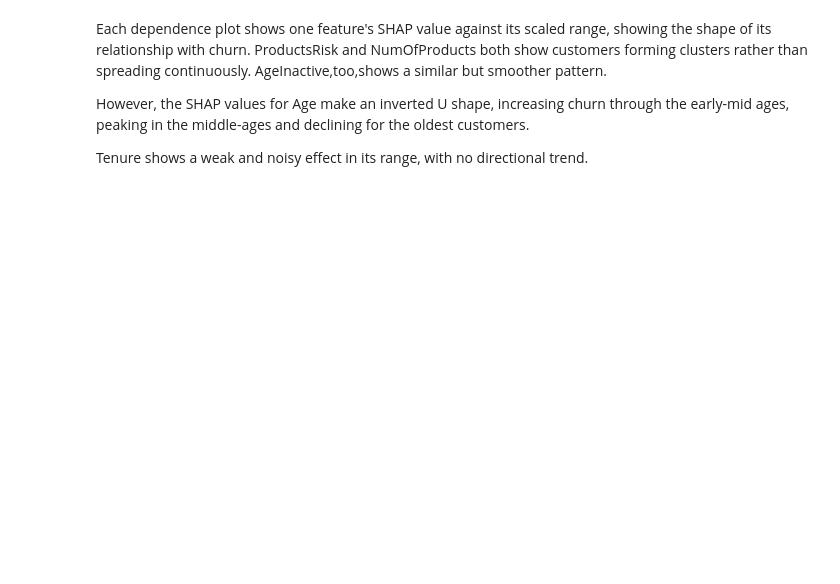
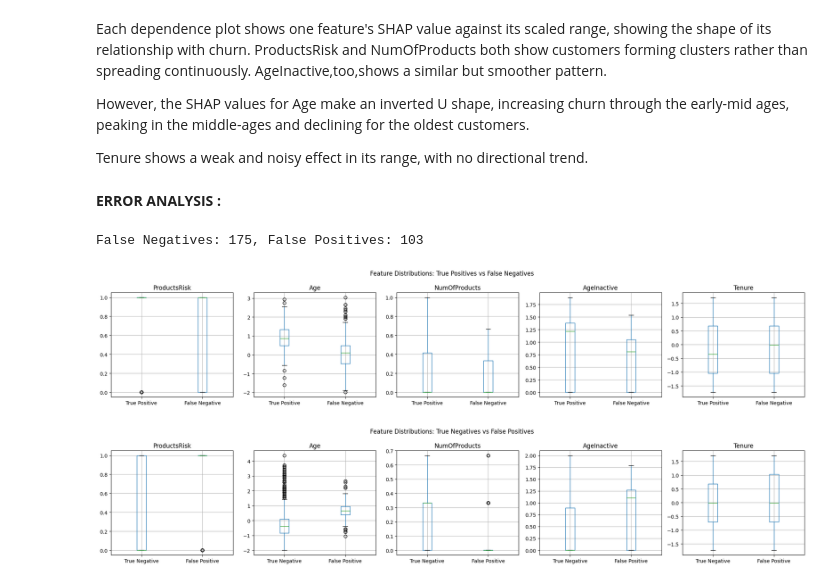
Before and after one commit to ananyapatankar/bank-customer-churn-prediction, a Jupyter notebook: notebooks/05_model_interpretation.ipynb, the cells around one changed output. Saved outputs shown, nothing was run; the diff lists cells and outputs as text; code cells hidden in the pictures; blank space fills up the shorter version.

Commit message:
Add error analysis

```diff
--- a/notebooks/05_model_interpretation.ipynb
+++ b/notebooks/05_model_interpretation.ipynb
@@ -81,3 +81,57 @@ Each dependence plot shows one feature's SHAP value against its scaled range, sh
 However, the SHAP values for Age make an inverted U shape, increasing churn through the early-mid ages, peaking in the middle-ages and declining for the oldest customers.
 
 Tenure shows a weak and noisy effect in its range, with no directional trend.
+# %% [markdown]
+**ERROR ANALYSIS :**
+# %%
+#derive predictions and probabilities on test set
+y_pred = lgbm_model.predict(X_test)
+y_proba = lgbm_model.predict_proba(X_test)[:, 1]
+
+results = pd.DataFrame({'y_true': y_test.reset_index(drop=True),
+                        'y_pred': y_pred,
+                        'y_proba': y_proba
+                        })
+# %%
+#identify false negatives and false positives
+fn_mask = (results.y_true == 1) & (results.y_pred == 0)
+fp_mask = (results.y_true == 0) & (results.y_pred == 1)
+tp_mask = (results.y_true == 1) & (results.y_pred == 1)
+tn_mask = (results.y_true == 0) & (results.y_pred == 0)
+
+X_test_reset = X_test.reset_index(drop=True)
+
+print(f"False Negatives: {fn_mask.sum()}, False Positives: {fp_mask.sum()}")
+# %% [output]
+False Negatives: 175, False Positives: 103
+# %%
+#compare false negatives vs true positives
+compare_features = importance_df['feature'].head(5).tolist()
+
+fig, axes = plt.subplots(1, len(compare_features), figsize=(20, 4))
+for ax, feature in zip(axes, compare_features):
+  data = pd.concat([X_test_reset.loc[tp_mask, feature].rename('True Positive'),
+                      X_test_reset.loc[fn_mask, feature].rename('False Negative')
+                      ], axis=1)
+  data.boxplot(ax=ax)
+  ax.set_title(feature)
+
+plt.suptitle("Feature Distributions: True Positives vs False Negatives")
+plt.tight_layout()
+plt.show()
+
+#compare false positives vs true negatives
+fig, axes = plt.subplots(1, len(compare_features), figsize=(20, 4))
+for ax, feature in zip(axes, compare_features):
+  data = pd.concat([X_test_reset.loc[tn_mask, feature].rename('True Negative'),
+                      X_test_reset.loc[fp_mask, feature].rename('False Positive')
+                      ], axis=1)
+  data.boxplot(ax=ax)
+  ax.set_title(feature)
+
+plt.suptitle("Feature Distributions: True Negatives vs False Positives")
+plt.tight_layout()
+plt.show()
+# %% [output]
+[figure, added]
+[figure, added]
```
Also changed, not shown: parts of 5 cells of this notebook.
